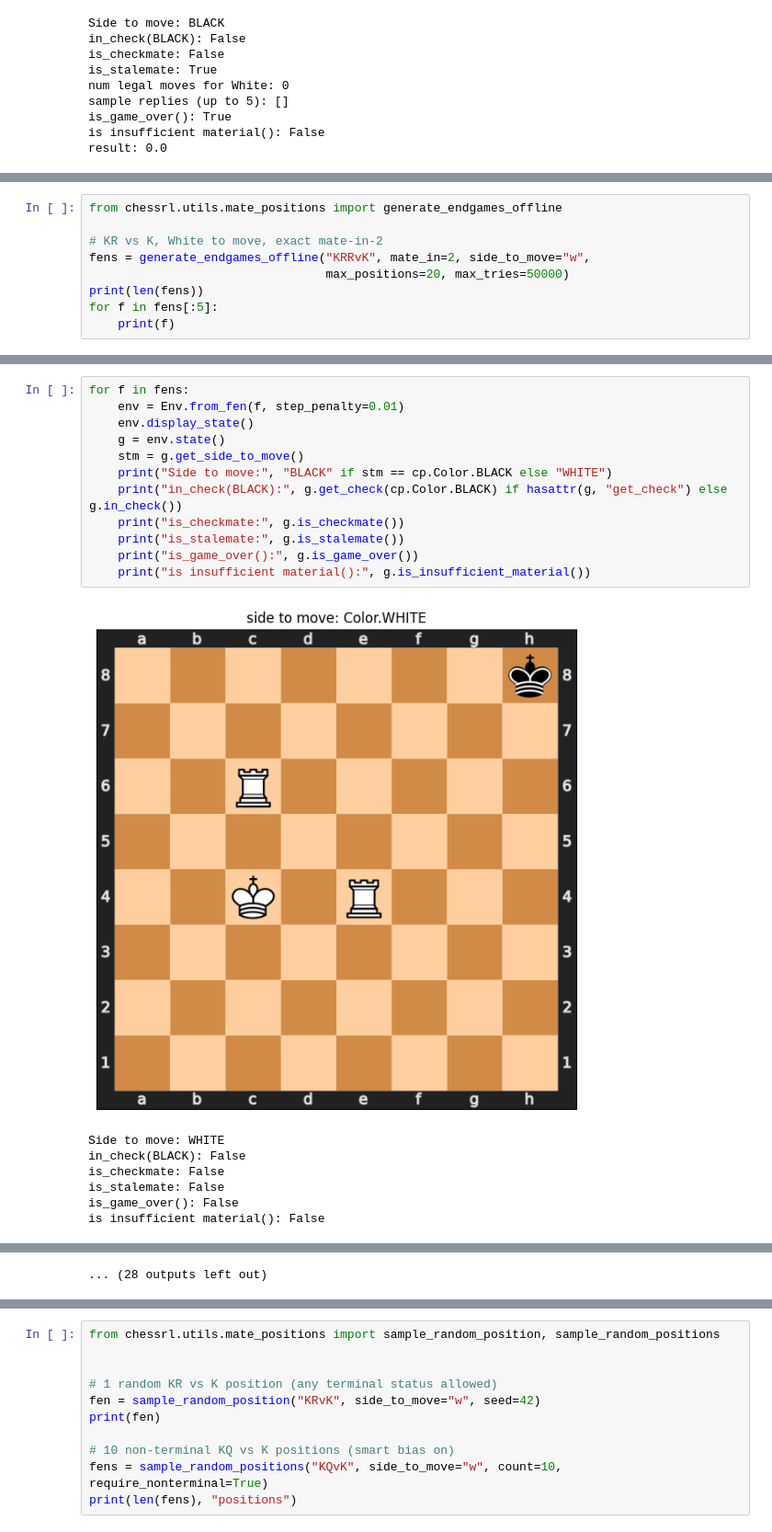
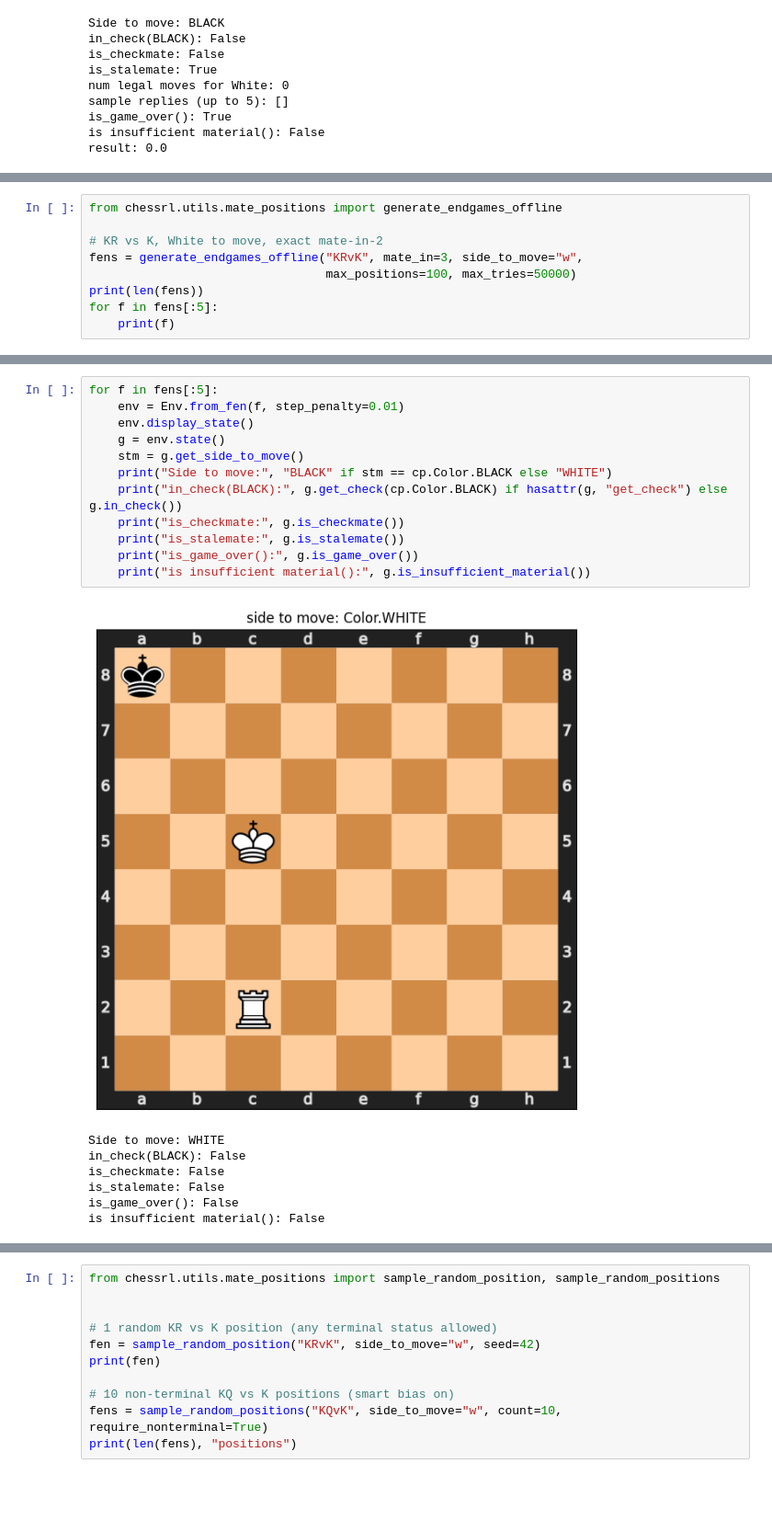
Before and after one commit to giovanni-lucarelli/chess, a Jupyter notebook: doc/man.ipynb, the cells around one changed output, grey strips where cells are left out. Shown at 92% size. Saved outputs shown, nothing was run; the diff lists cells and outputs as text; blank space fills up the shorter version.

```diff
--- a/doc/man.ipynb
+++ b/doc/man.ipynb
@@ -164,8 +166,8 @@ result: 0.0
 from chessrl.utils.mate_positions import generate_endgames_offline
 
 # KR vs K, White to move, exact mate-in-2
-fens = generate_endgames_offline("KRRvK", mate_in=2, side_to_move="w",
-                                 max_positions=20, max_tries=50000)
+fens = generate_endgames_offline("KRvK", mate_in=3, side_to_move="w",
+                                 max_positions=100, max_tries=50000)
 print(len(fens))
 for f in fens[:5]:
     print(f)
@@ -179,17 +181,17 @@ k7/7R/8/8/8/R7/1K6/8 w - - 0 1
 # %%
-for f in fens:
+for f in fens[:5]:
     env = Env.from_fen(f, step_penalty=0.01)
     env.display_state()
     g = env.state()
     stm = g.get_side_to_move()
     print("Side to move:", "BLACK" if stm == cp.Color.BLACK else "WHITE")
     print("in_check(BLACK):", g.get_check(cp.Color.BLACK) if hasattr(g, "get_check") else g.in_check())
     print("is_checkmate:", g.is_checkmate())
     print("is_stalemate:", g.is_stalemate())
     print("is_game_over():", g.is_game_over())
     print("is insufficient material():", g.is_insufficient_material())
 # %% [output]
-[figure, old version]
+[figure, new version]
 Side to move: WHITE
 in_check(BLACK): False
 is_checkmate: False
@@ -234 +228,0 @@ is insufficient material(): False
-... (28 outputs left out)
```
Also changed, not shown: parts of 4 cells of this notebook.
